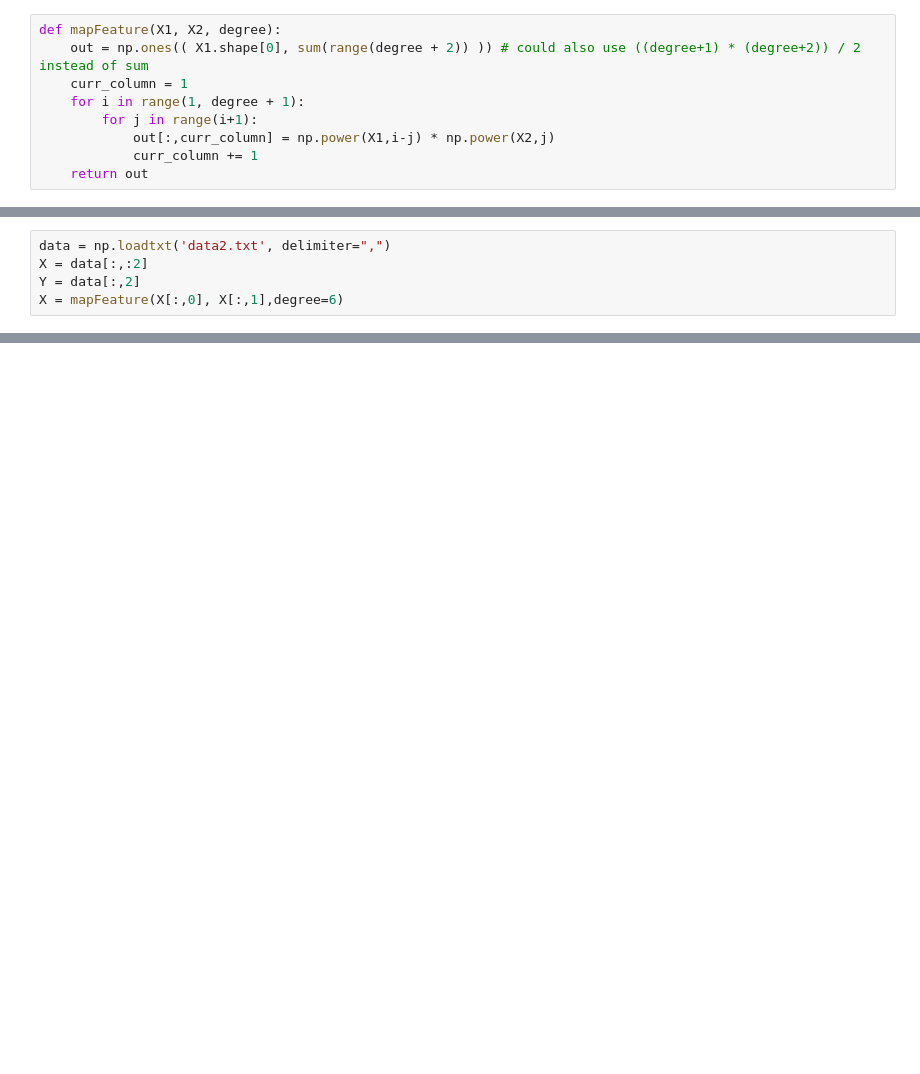
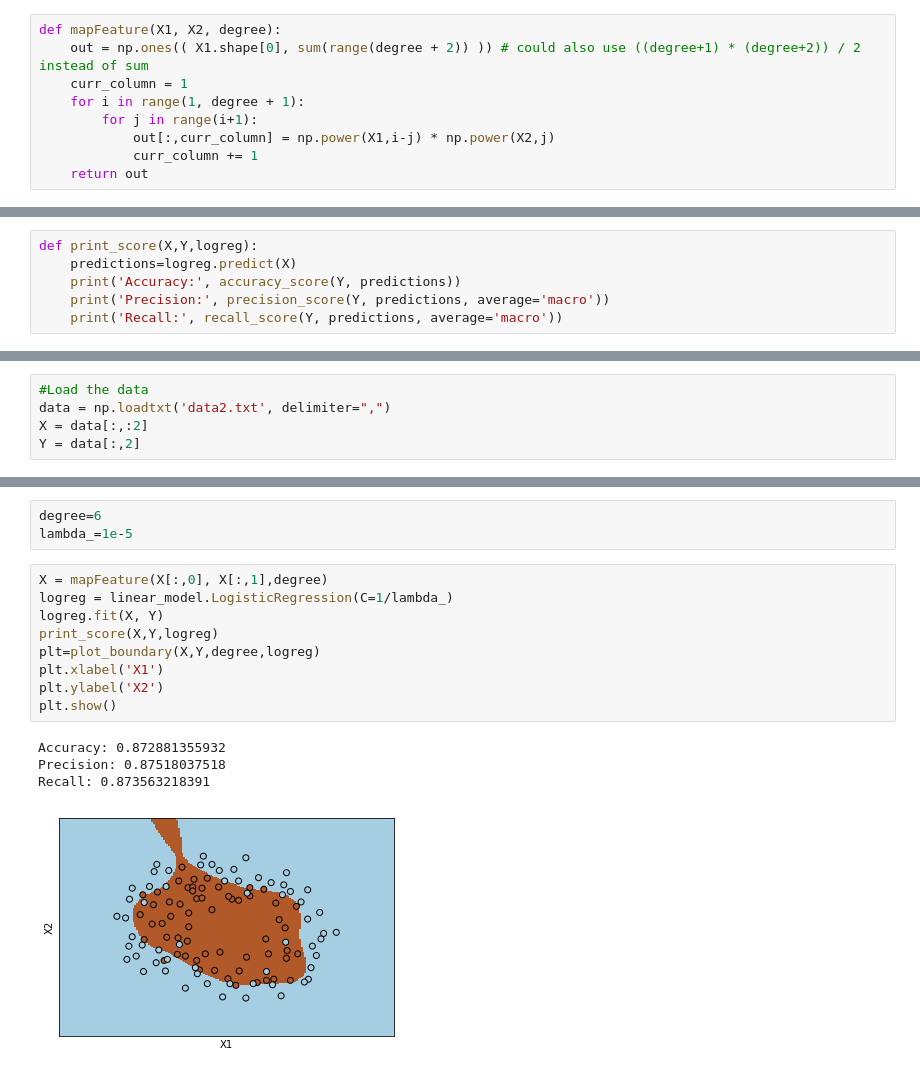
Before and after one commit to adil-rasheed/MachineLearning, a Jupyter notebook: LogisticRegression/LogisticRegression_SKLearn.ipynb, the cells around one changed output, grey strips where cells are left out. Drawn from its saved outputs; the diff is of its cells as text; blank space fills up the shorter version.

```diff
--- a/LogisticRegression/LogisticRegression_SKLearn.ipynb
+++ b/LogisticRegression/LogisticRegression_SKLearn.ipynb
@@ -13,0 +23,6 @@ def mapFeature(X1, X2, degree):
+# %%
+def print_score(X,Y,logreg):
+    predictions=logreg.predict(X)
+    print('Accuracy:', accuracy_score(Y, predictions))
+    print('Precision:', precision_score(Y, predictions, average='macro'))
+    print('Recall:', recall_score(Y, predictions, average='macro'))
@@ -45,5 +72,5 @@ plt.show()
 # %%
+#Load the data
 data = np.loadtxt('data2.txt', delimiter=",")
 X = data[:,:2]
 Y = data[:,2]
-X = mapFeature(X[:,0], X[:,1],degree=6)
@@ -79,0 +79,17 @@ AttributeError: 'LogisticRegression' object has no attribute 'shape'
+# %%
+degree=6
+lambda_=1e-5
+# %%
+X = mapFeature(X[:,0], X[:,1],degree)
+logreg = linear_model.LogisticRegression(C=1/lambda_)
+logreg.fit(X, Y)
+print_score(X,Y,logreg)
+plt=plot_boundary(X,Y,degree,logreg)
+plt.xlabel('X1')
+plt.ylabel('X2')
+plt.show()
+# %% [output]
+Accuracy: 0.872881355932
+Precision: 0.87518037518
+Recall: 0.873563218391
+[figure, added]
```
Also changed, not shown: parts of 18 cells of this notebook.
